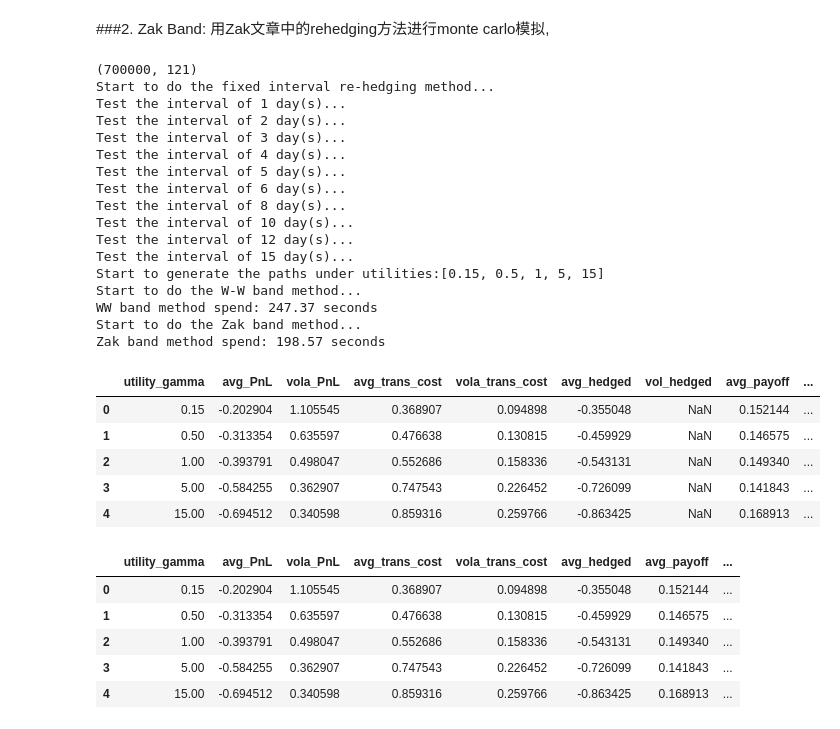
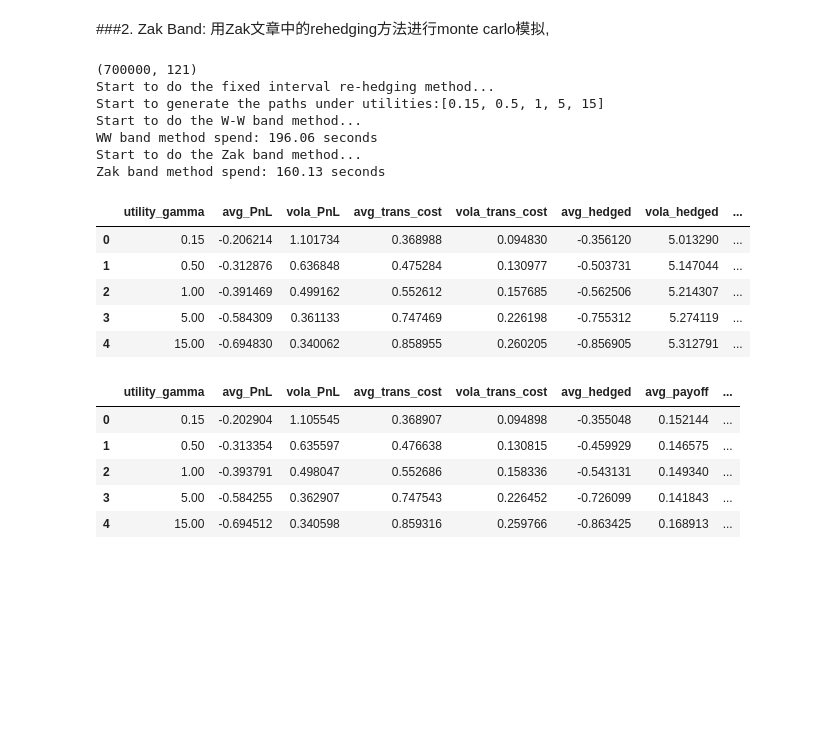
Before and after one commit to rrrrhhhh123/delta-hedging, a Jupyter notebook: paper_Zak_debug.ipynb, the cells around one changed output. Drawn from its saved outputs; the diff is of its cells as text; code cells hidden in the pictures; blank space fills up the shorter version.

```diff
--- a/paper_Zak_debug.ipynb
+++ b/paper_Zak_debug.ipynb
@@ -53,32 +53,35 @@ H_w: 0.13370939611479002 , computed: 0.13370939611479002
 ###2. Zak Band: 用Zak文章中的rehedging方法进行monte carlo模拟,
 # %%
 from deltaHedging import *
-results = delta_hedging_methods(T_EXPIRATION, DAILY_STEPS, MU, IMPLIED_VOL, SPOT_0, STRIKE, INTEREST_RATE, OPTION_POSITION, OPTION_TYPE, MC_PATHS_NUM, ONE_SIDE_COST)
+results = delta_hedging_methods(
+    T=T_EXPIRATION,
+    daily_step=DAILY_STEPS,
+    mu=MU,
+    realized_sigma=REALIZED_VOL,
+    implied_sigma=IMPLIED_VOL,
+    S_0=SPOT_0,
+    K=STRIKE,
+    r=INTEREST_RATE,
+    optionPosi=OPTION_POSITION,
+    optionType=OPTION_TYPE,
+    path_num=MC_PATHS_NUM,
+    one_side_cost=ONE_SIDE_COST
+    )
 results['Zak_Band']
 # %% [output]
 (700000, 121)
 Start to do the fixed interval re-hedging method...
-Test the interval of 1 day(s)...
-Test the interval of 2 day(s)...
-Test the interval of 3 day(s)...
-Test the interval of 4 day(s)...
-Test the interval of 5 day(s)...
-Test the interval of 6 day(s)...
-Test the interval of 8 day(s)...
-Test the interval of 10 day(s)...
-Test the interval of 12 day(s)...
-Test the interval of 15 day(s)...
 Start to generate the paths under utilities:[0.15, 0.5, 1, 5, 15]
 Start to do the W-W band method...
-WW band method spend: 247.37 seconds
+WW band method spend: 196.06 seconds
 Start to do the Zak band method...
-Zak band method spend: 198.57 seconds
+Zak band method spend: 160.13 seconds
-|  | utility_gamma | avg_PnL | vola_PnL | avg_trans_cost | vola_trans_cost | avg_hedged | vol_hedged | avg_payoff | ... |
-| 0 | 0.15 | -0.202904 | 1.105545 | 0.368907 | 0.094898 | -0.355048 | NaN | 0.152144 | ... |
-| 1 | 0.50 | -0.313354 | 0.635597 | 0.476638 | 0.130815 | -0.459929 | NaN | 0.146575 | ... |
-| 2 | 1.00 | -0.393791 | 0.498047 | 0.552686 | 0.158336 | -0.543131 | NaN | 0.149340 | ... |
-| 3 | 5.00 | -0.584255 | 0.362907 | 0.747543 | 0.226452 | -0.726099 | NaN | 0.141843 | ... |
-| 4 | 15.00 | -0.694512 | 0.340598 | 0.859316 | 0.259766 | -0.863425 | NaN | 0.168913 | ... |
+|  | utility_gamma | avg_PnL | vola_PnL | avg_trans_cost | vola_trans_cost | avg_hedged | vola_hedged | ... |
+| 0 | 0.15 | -0.206214 | 1.101734 | 0.368988 | 0.094830 | -0.356120 | 5.013290 | ... |
+| 1 | 0.50 | -0.312876 | 0.636848 | 0.475284 | 0.130977 | -0.503731 | 5.147044 | ... |
+| 2 | 1.00 | -0.391469 | 0.499162 | 0.552612 | 0.157685 | -0.562506 | 5.214307 | ... |
+| 3 | 5.00 | -0.584309 | 0.361133 | 0.747469 | 0.226198 | -0.755312 | 5.274119 | ... |
+| 4 | 15.00 | -0.694830 | 0.340062 | 0.858955 | 0.260205 | -0.856905 | 5.312791 | ... |
 # %%
 results['Zak_Band'].drop(['vol_hedged'], axis=1)
 # %% [output]
```
Also changed, not shown: parts of 2 cells of this notebook, 1 other file.
